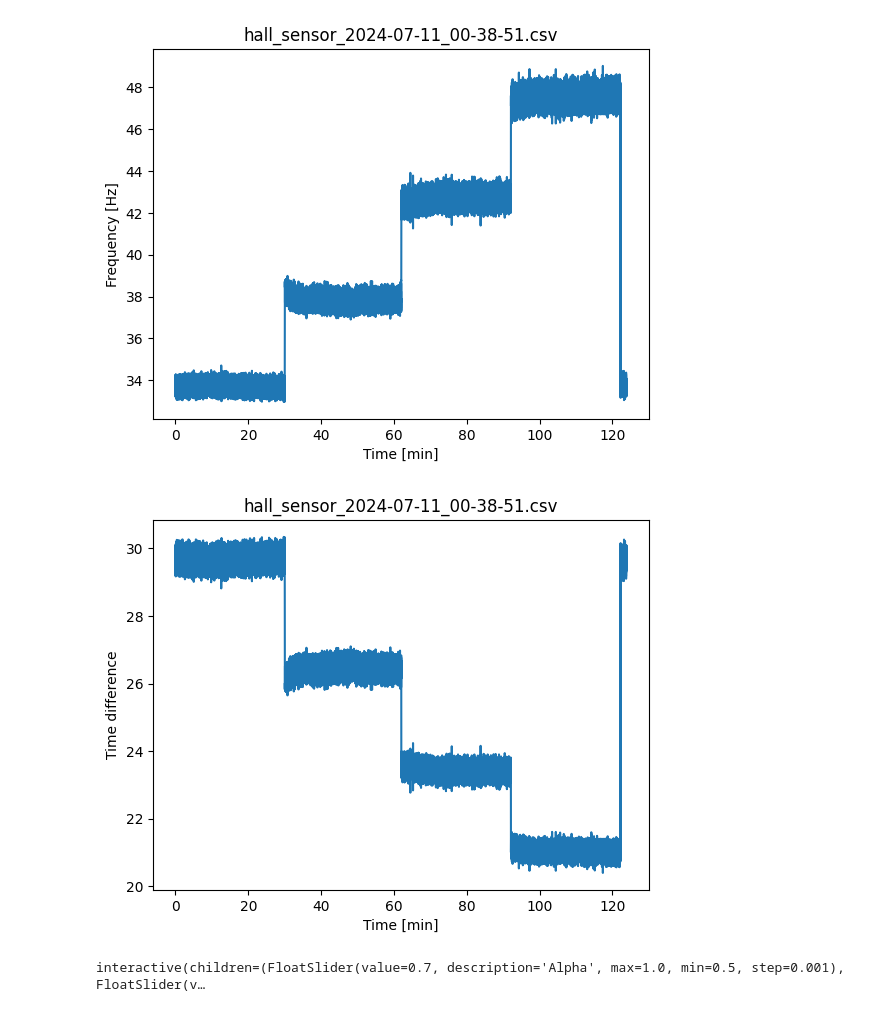
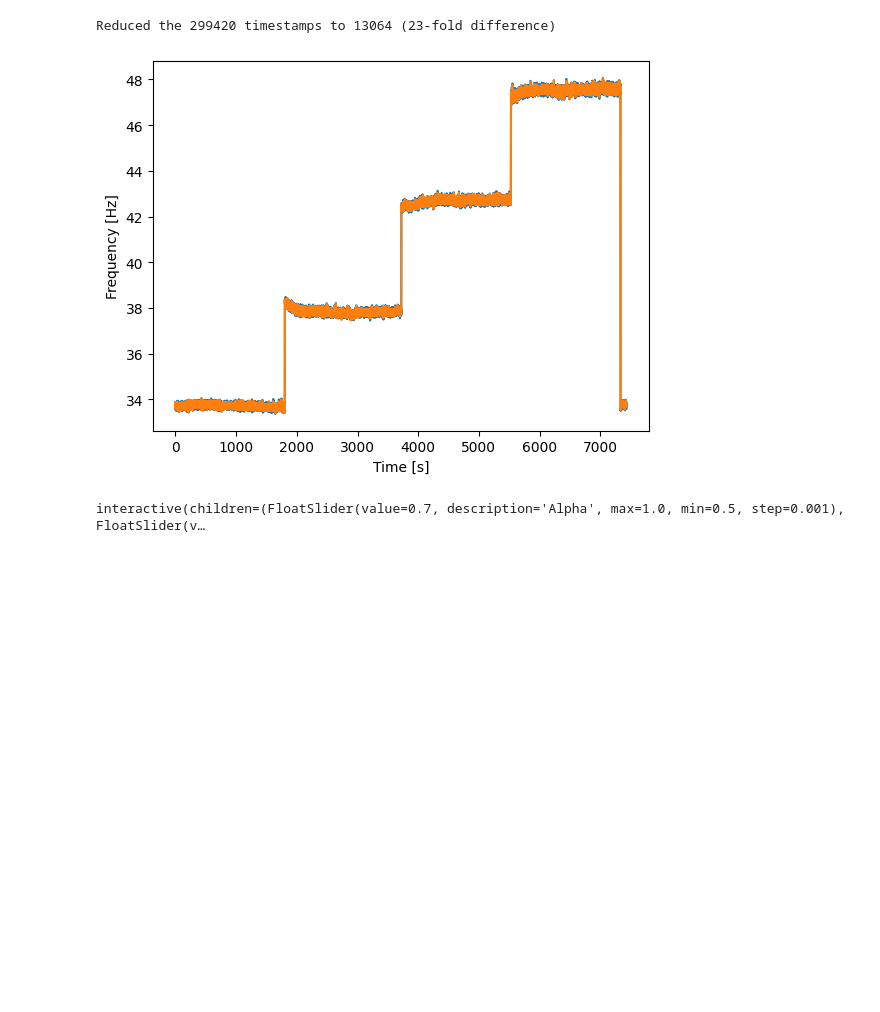
Before and after one commit to thdfw/gwks, a Jupyter notebook: pico/flowmeter/flow_data_analysis/filtering.ipynb, the cells around one changed output. Cells and saved outputs as stored; diff of their text form; code cells hidden in the pictures; blank space fills up the shorter version.

Commit message:
Filtering work

```diff
--- a/pico/flowmeter/flow_data_analysis/filtering.ipynb
+++ b/pico/flowmeter/flow_data_analysis/filtering.ipynb
@@ -42,20 +40,45 @@ display(df)
-# %%
-time_minutes = (df['timestamps']-df.timestamps[0])/1e9/60
-
-plt.plot(time_minutes, df.frequency)
-plt.title(file_path.split('/')[-1])
-plt.xlabel('Time [min]')
-plt.ylabel('Frequency [Hz]')
-plt.show()
-
-plt.plot(time_minutes, df.timediff)
-plt.title(file_path.split('/')[-1])
-plt.xlabel('Time [min]')
-plt.ylabel('Time difference')
-plt.show()
-# %% [output]
-[figure, removed]
-[figure, removed]
+# %%
+# Parameters: sampling frequency, cutoff frequency, threshold for final sampling
+f_s = 4*max(df.frequency)
+f_c = 1.25
+threshold = 0.1 # Hz
+
+# Collect timestamps and associated values (time differences)
+timestamps, values = list(df.timestamps), list(df.timediff)
+
+# Since timestamps are not uniformly sampled, we re-sample them with equal spacing using linear interpolation
+sampled_timestamps = np.linspace(min(timestamps), max(timestamps), int((max(timestamps)-min(timestamps))/1e9 * f_s))
+interpolation_func = interp1d(timestamps, values, kind='linear')
+interpolated_values = interpolation_func(sampled_timestamps)
+
+# Filter the sampled signal
+b, a = butter(N=5, Wn=f_c, fs=f_s, btype='low', analog=False)
+filtered_values = filtfilt(b, a, interpolated_values)
+
+# Convert to Hz
+filtered_values = [1/x*1000 for x in filtered_values]
+
+# Collect points when there is a value difference above the threshold
+collected_filtered_values = [filtered_values[0]]
+collected_filtered_times = [sampled_timestamps[0]]
+for i in range(1, len(filtered_values)):
+    if abs(filtered_values[i] - collected_filtered_values[-1]) > threshold:
+        collected_filtered_values.append(filtered_values[i])
+        collected_filtered_times.append(sampled_timestamps[i])
+
+print(f"Reduced the {len(df)} timestamps to {len(collected_filtered_values)} ({round(len(df)/len(collected_filtered_values))}-fold difference)")
+
+# Plot
+sampled_timestamps_sec = [(x-timestamps[0])/1e9 for x in sampled_timestamps]
+filtered_points_times_sec = [(x-timestamps[0])/1e9 for x in collected_filtered_times]
+plt.plot(sampled_timestamps_sec, filtered_values)
+plt.plot(filtered_points_times_sec, collected_filtered_values)
+plt.xlabel('Time [s]')
+plt.ylabel('Frequency [Hz]')
+plt.show()
+# %% [output]
+Reduced the 299420 timestamps to 13064 (23-fold difference)
+[figure, added]
 # %%
 def get_df(first_point, last_point):
     return df[int(first_point):int(last_point)]
```
Also changed, not shown: parts of 3 cells of this notebook, 3 other files.
